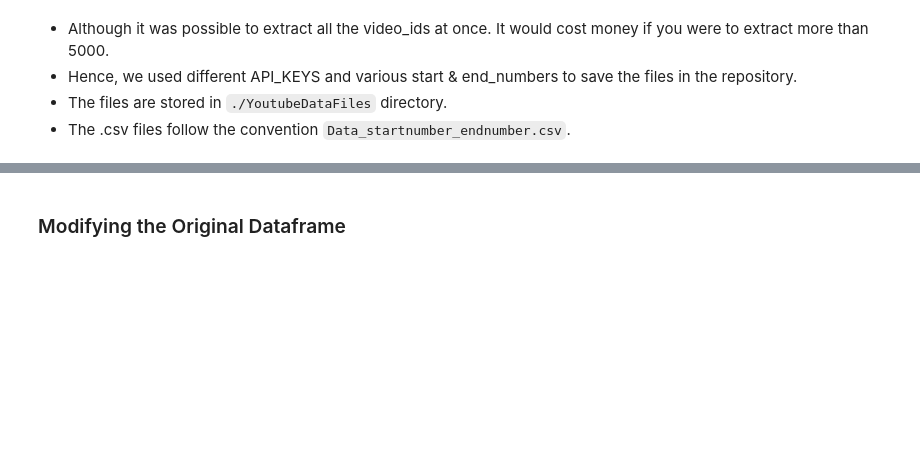
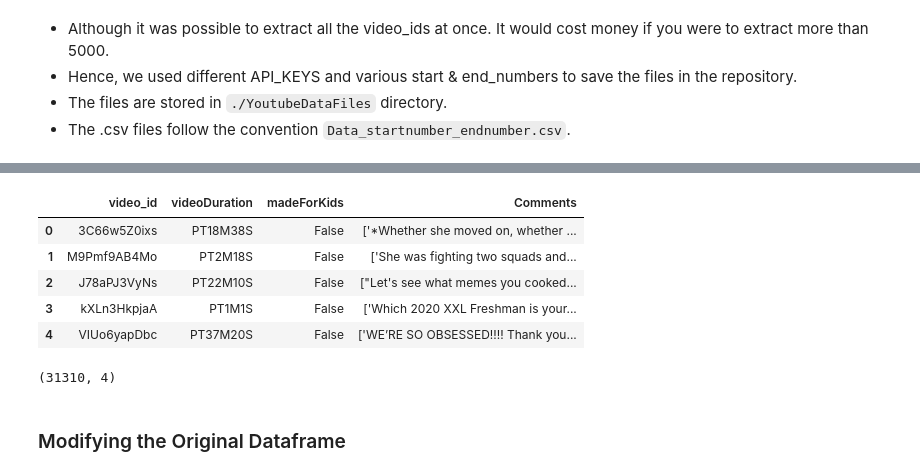
Before and after one commit to VamshiKrishna-1/Youtube_Video_Analysis_and_Prediction, a Jupyter notebook: FinalProject606.ipynb, the cells around one changed output, grey strips where cells are left out. Drawn from its saved outputs; the diff is of its cells as text; code cells hidden in the pictures; blank space fills up the shorter version.

```diff
--- a/FinalProject606.ipynb
+++ b/FinalProject606.ipynb
@@ -281,7 +264,25 @@ def data_to_csv(videos_list, start_number, end_number):
 # %%
 # Let's read the 'extracted files' in and merge them to merge with original Dataframe
 
-# extracted_df =
+extracted_df = pd.concat([pd.read_csv('./YoutubeDataFiles/' + file_csv, index_col = 0) for file_csv in os.listdir('./YoutubeDataFiles')],
+                          ignore_index = True)
+
+extracted_df.columns = ['video_id', 'videoDuration', 'madeForKids', 'Comments']
+
+extracted_df.head()
+# %% [output]
+|  | video_id | videoDuration | madeForKids | Comments |
+| 0 | 3C66w5Z0ixs | PT18M38S | False | ['*Whether she moved on, whether ... |
+| 1 | M9Pmf9AB4Mo | PT2M18S | False | ['She was fighting two squads and... |
+| 2 | J78aPJ3VyNs | PT22M10S | False | ["Let's see what memes you cooked... |
+| 3 | kXLn3HkpjaA | PT1M1S | False | ['Which 2020 XXL Freshman is your... |
+| 4 | VIUo6yapDbc | PT37M20S | False | ['WE’RE SO OBSESSED!!!! Thank you... |
+# %%
+# Checking the shape of the extracted dataset
+
+extracted_df.shape
+# %% [output]
+(31310, 4)
 # %% [markdown]
 ### Modifying the Original Dataframe
 # %%
```
Also changed, not shown: parts of 41 cells of this notebook, 8 other files.
